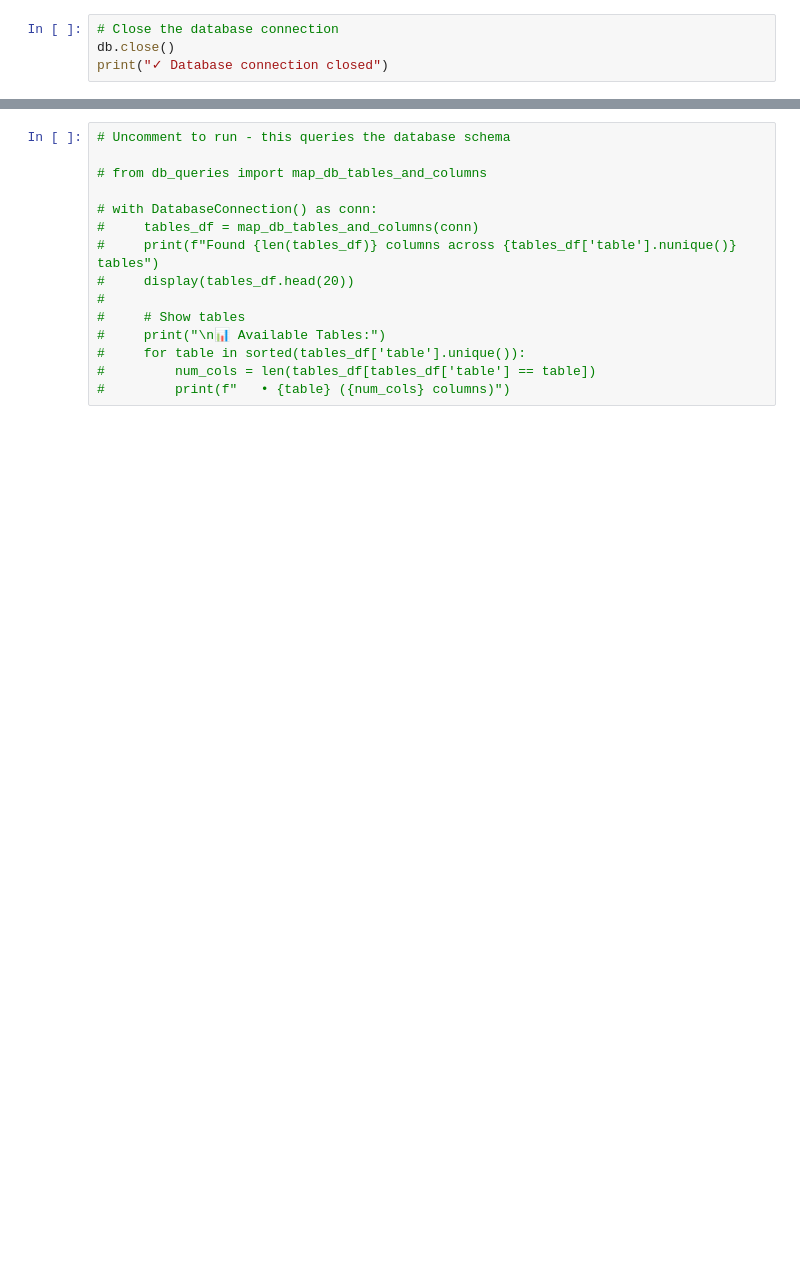
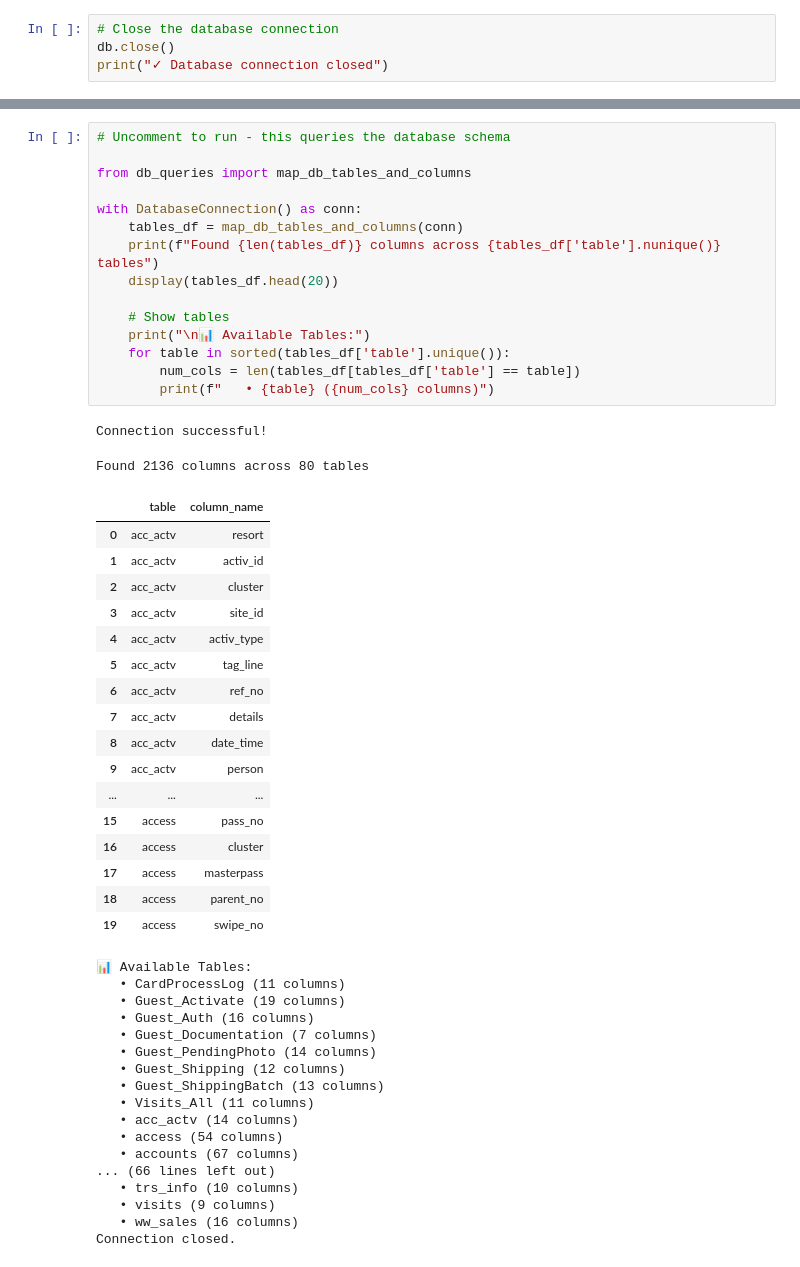
Before and after one commit to hassan-shakudo/MCP_DMR, a Jupyter notebook: main.ipynb, the cells around one changed output, grey strips where cells are left out. Saved outputs shown, nothing was run; the diff lists cells and outputs as text; blank space fills up the shorter version.

```diff
--- a/main.ipynb
+++ b/main.ipynb
@@ -199,18 +230,55 @@ for group_no, group_name in ResortConfig.MCP_GROUPS.items():
 # %%
 # Uncomment to run - this queries the database schema
 
-# from db_queries import map_db_tables_and_columns
+from db_queries import map_db_tables_and_columns
 
-# with DatabaseConnection() as conn:
-#     tables_df = map_db_tables_and_columns(conn)
-#     print(f"Found {len(tables_df)} columns across {tables_df['table'].nunique()} tables")
-#     display(tables_df.head(20))
-#
-#     # Show tables
-#     print("\n📊 Available Tables:")
-#     for table in sorted(tables_df['table'].unique()):
-#         num_cols = len(tables_df[tables_df['table'] == table])
-#         print(f"   • {table} ({num_cols} columns)")
+with DatabaseConnection() as conn:
+    tables_df = map_db_tables_and_columns(conn)
+    print(f"Found {len(tables_df)} columns across {tables_df['table'].nunique()} tables")
+    display(tables_df.head(20))
+
+    # Show tables
+    print("\n📊 Available Tables:")
+    for table in sorted(tables_df['table'].unique()):
+        num_cols = len(tables_df[tables_df['table'] == table])
+        print(f"   • {table} ({num_cols} columns)")
+# %% [output]
+Connection successful!
+Found 2136 columns across 80 tables
+|  | table | column_name |
+| 0 | acc_actv | resort |
+| 1 | acc_actv | activ_id |
+| 2 | acc_actv | cluster |
+| 3 | acc_actv | site_id |
+| 4 | acc_actv | activ_type |
+| 5 | acc_actv | tag_line |
+| 6 | acc_actv | ref_no |
+| 7 | acc_actv | details |
+| 8 | acc_actv | date_time |
+| 9 | acc_actv | person |
+| ... | ... | ... |
+| 15 | access | pass_no |
+| 16 | access | cluster |
+| 17 | access | masterpass |
+| 18 | access | parent_no |
+| 19 | access | swipe_no |
+📊 Available Tables:
+   • CardProcessLog (11 columns)
+   • Guest_Activate (19 columns)
+   • Guest_Auth (16 columns)
+   • Guest_Documentation (7 columns)
+   • Guest_PendingPhoto (14 columns)
+   • Guest_Shipping (12 columns)
+   • Guest_ShippingBatch (13 columns)
+   • Visits_All (11 columns)
+   • acc_actv (14 columns)
+   • access (54 columns)
+   • accounts (67 columns)
+... (66 lines left out)
+   • trs_info (10 columns)
+   • visits (9 columns)
+   • ww_sales (16 columns)
+Connection closed.
 # %%
 # Analyze revenue trends if you have the data loaded
 if 'complex_revenue_df' in locals() and not complex_revenue_df.empty:
```
Also changed, not shown: parts of 14 cells of this notebook, 2 other files.
